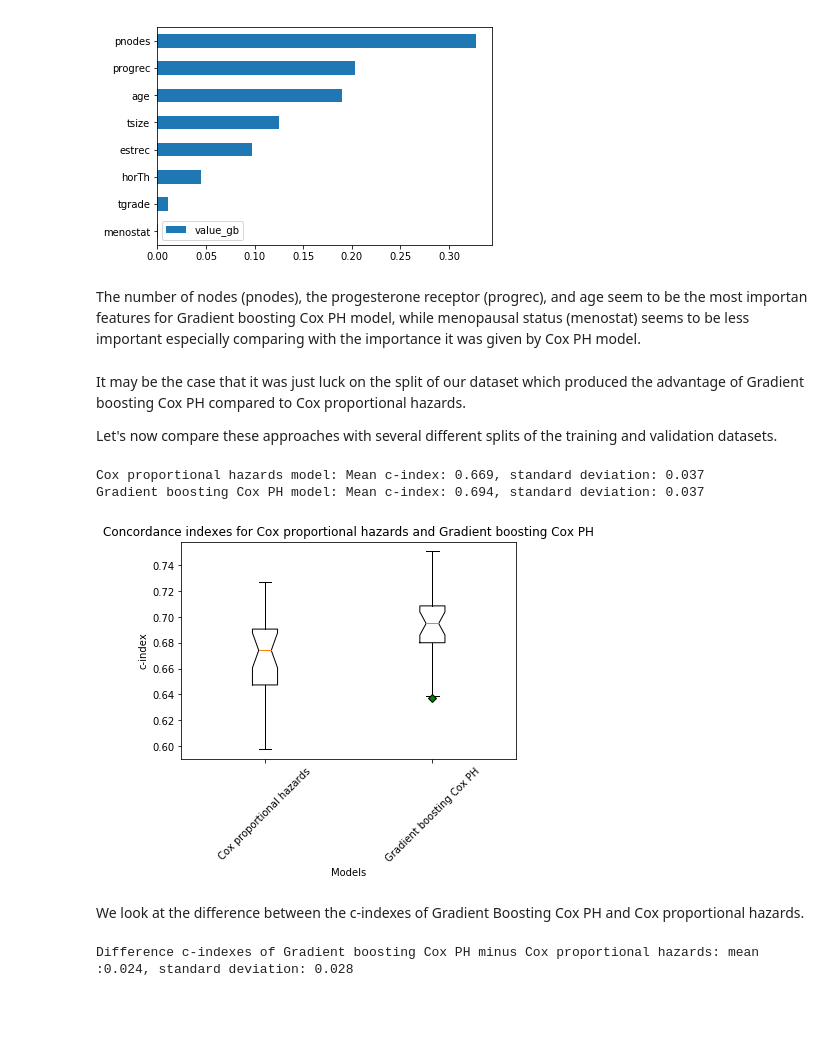
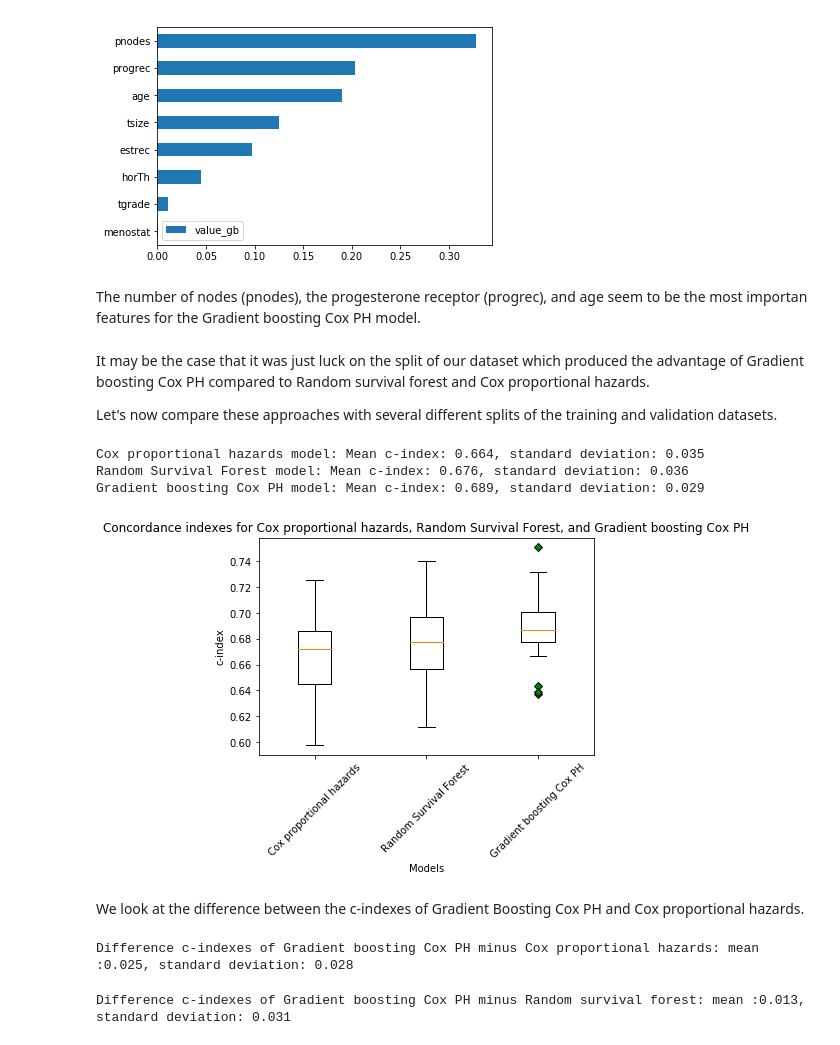
Before and after one commit to alonsosilvaallende/Survival_Analysis, a Jupyter notebook: Cox_PH_vs_Gradient_Boosting_Cox_PH_a_practical_guide-colab.ipynb, the cells around one changed output. Drawn from its saved outputs; the diff is of its cells as text; code cells hidden in the pictures; blank space fills up the shorter version.

```diff
--- a/Cox_PH_vs_Gradient_Boosting_Cox_PH_a_practical_guide-colab.ipynb
+++ b/Cox_PH_vs_Gradient_Boosting_Cox_PH_a_practical_guide-colab.ipynb
@@ -213,0 +213,4 @@ Median time to event (in days): 1806.0
+# %%
+df_y_val = target2df(y_val)
+T_val = df_y_val[['time']]
+E_val = df_y_val[['event']]
@@ -249,0 +294,9 @@ dtype: float64
+# %%
+from pysurvival.models.survival_forest import RandomSurvivalForestModel
+from pysurvival.utils.metrics import concordance_index
+
+rsf = RandomSurvivalForestModel(num_trees=200)
+rsf.fit(X_trn, df_y_trn["time"], df_y_trn["event"])
+ci_rsf = concordance_index(rsf, X_val, df_y_val["time"], df_y_val["event"])
+
+print(f'The c-index of Random survival forest is given by {ci_rsf:.3f}')
@@ -289,9 +359,9 @@ df_fi_gb.plot.barh(y='value_gb');
 # %% [output]
 [figure]
 # %% [markdown]
-The number of nodes (pnodes), the progesterone receptor (progrec), and age seem to be the most importan features for Gradient boosting Cox PH model, while menopausal status (menostat) seems to be less important especially comparing with the importance it was given by Cox PH model.
+The number of nodes (pnodes), the progesterone receptor (progrec), and age seem to be the most importan features for the Gradient boosting Cox PH model.
 # %% [markdown]
-It may be the case that it was just luck on the split of our dataset which produced the advantage of Gradient boosting Cox PH compared to Cox proportional hazards.
+It may be the case that it was just luck on the split of our dataset which produced the advantage of Gradient boosting Cox PH compared to Random survival forest and Cox proportional hazards.
 
 Let's now compare these approaches with several different splits of the training and validation datasets.
 # %%
@@ -304,34 +374,43 @@ from sklearn.pipeline import make_pipeline
 
 cox_scores = []
 gb_scores = []
-for seed in seeds:
-  X_trn, X_val, y_trn, y_val = train_test_split(X, y, test_size=0.2, random_state=seed)
+rsf_scores = []
+for _seed in seeds:
+  X_trn, X_val, y_trn, y_val = train_test_split(X, y, test_size=0.2, random_state=_seed)
 
   cox = make_pipeline(StandardScaler(), CoxPHSurvivalAnalysis())
   cox.fit(X_trn, y_trn)
   cox_scores.append(cox.score(X_val, y_val))
 
-  gb = GradientBoostingSurvivalAnalysis(random_state=seed)
+  gb = GradientBoostingSurvivalAnalysis(random_state=_seed)
   gb.fit(X_trn, y_trn)
   gb_scores.append(gb.score(X_val, y_val))
+
+  rsf = RandomSurvivalForestModel(num_trees=200)
+  df_y_trn = target2df(y_trn)
+  df_y_val = target2df(y_val)
+  rsf.fit(X_trn, df_y_trn["time"], df_y_trn["event"], seed=_seed)
+  rsf_scores.append(concordance_index(rsf, X_val, df_y_val["time"], df_y_val["event"]))
 # %%
 print(f'Cox proportional hazards model: Mean c-index: {np.mean(cox_scores):.3f}, standard deviation: {np.std(cox_scores):.3f}')
-print(f'Gradient boosting Cox PH model: Mean c-index: {np.mean(gb_scores):.3f}, standard deviation: {np.std(cox_scores):.3f}')
+print(f'Random Survival Forest model: Mean c-index: {np.mean(rsf_scores):.3f}, standard deviation: {np.std(rsf_scores):.3f}')
+print(f'Gradient boosting Cox PH model: Mean c-index: {np.mean(gb_scores):.3f}, standard deviation: {np.std(gb_scores):.3f}')
 # %% [output]
-Cox proportional hazards model: Mean c-index: 0.669, standard deviation: 0.037
-Gradient boosting Cox PH model: Mean c-index: 0.694, standard deviation: 0.037
+Cox proportional hazards model: Mean c-index: 0.664, standard deviation: 0.035
+Random Survival Forest model: Mean c-index: 0.676, standard deviation: 0.036
+Gradient boosting Cox PH model: Mean c-index: 0.689, standard deviation: 0.029
 # %%
-data = [cox_scores, gb_scores]
+data = [cox_scores, rsf_scores, gb_scores]
 green_diamond = dict(markerfacecolor='g', marker='D')
 fig1, ax1 = plt.subplots()
-ax1.set_title('Concordance indexes for Cox proportional hazards and Gradient boosting Cox PH')
-ax1.boxplot(data, notch=True, flierprops=green_diamond)
-ax1.set_xticklabels(['Cox proportional hazards', 'Gradient boosting Cox PH'], rotation=45)
+ax1.set_title('Concordance indexes for Cox proportional hazards, Random Survival Forest, and Gradient boosting Cox PH')
+ax1.boxplot(data, notch=False, flierprops=green_diamond)
+ax1.set_xticklabels(['Cox proportional hazards', 'Random Survival Forest', 'Gradient boosting Cox PH'], rotation=45)
 ax1.set_xlabel('Models')
 ax1.set_ylabel('c-index')
 plt.show()
 # %% [output]
-[figure, old version]
+[figure, new version]
 # %% [markdown]
 We look at the difference between the c-indexes of Gradient Boosting Cox PH and Cox proportional hazards.
 # %%
@@ -339,6 +421,10 @@ data = [gb_scores[i] - cox_scores[i] for i in range(len(gb_scores))]
 # %%
-print(f'Difference c-indexes of Gradient boosting Cox PH minus Cox proportional hazards: mean :{np.mean(data):.3f}, standard deviation: {np.std(data):.3f}')
+print(f'Difference c-indexes of Gradient boosting Cox PH minus Cox proportional hazards: mean :{np.mean(data1):.3f}, standard deviation: {np.std(data1):.3f}')
 # %% [output]
-Difference c-indexes of Gradient boosting Cox PH minus Cox proportional hazards: mean :0.024, standard deviation: 0.028
+Difference c-indexes of Gradient boosting Cox PH minus Cox proportional hazards: mean :0.025, standard deviation: 0.028
+# %%
+print(f'Difference c-indexes of Gradient boosting Cox PH minus Random survival forest: mean :{np.mean(data2):.3f}, standard deviation: {np.std(data2):.3f}')
+# %% [output]
+Difference c-indexes of Gradient boosting Cox PH minus Random survival forest: mean :0.013, standard deviation: 0.031
 # %%
 green_diamond = dict(markerfacecolor='g', marker='D')
```
Also changed, not shown: parts of 41 cells of this notebook.
